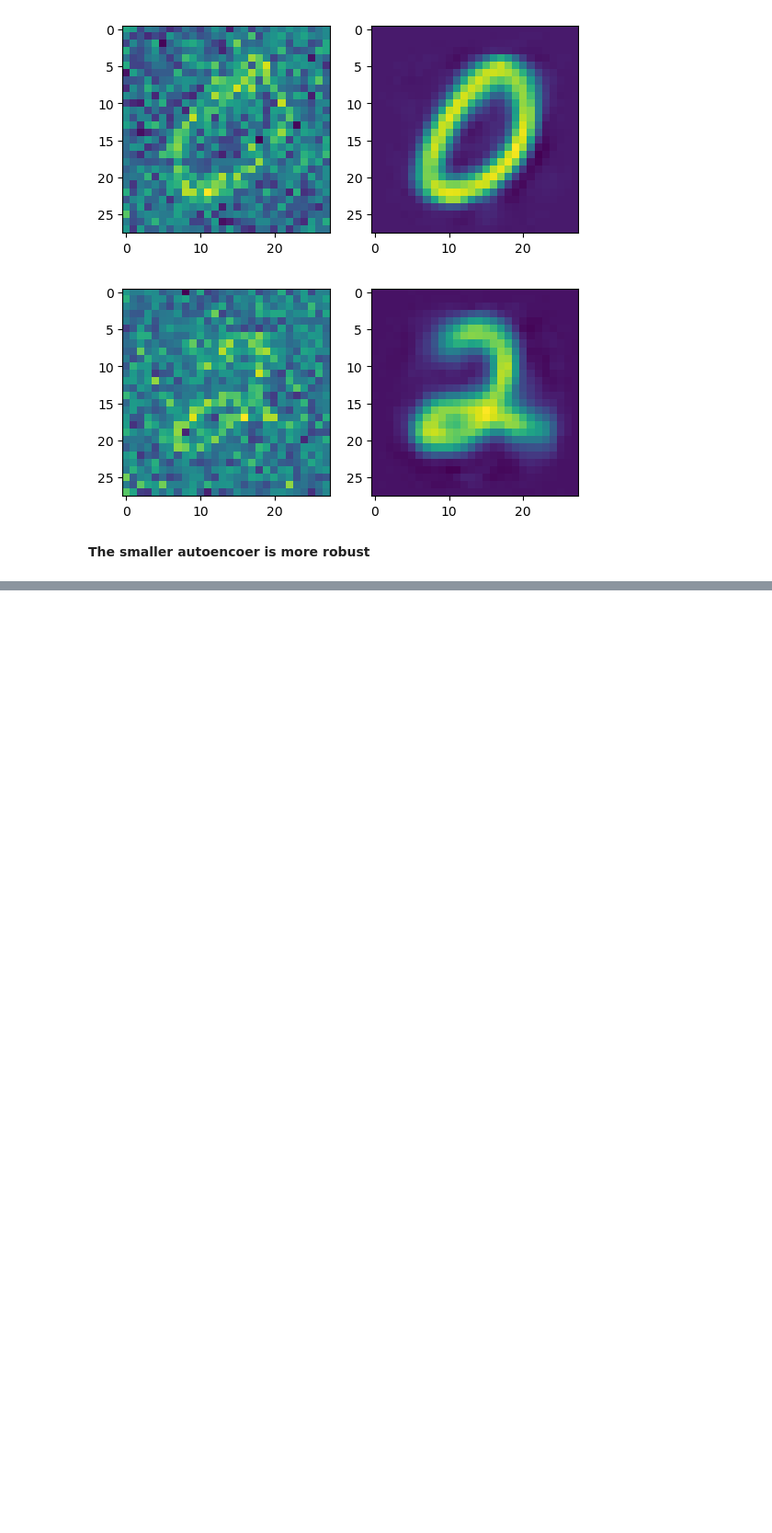
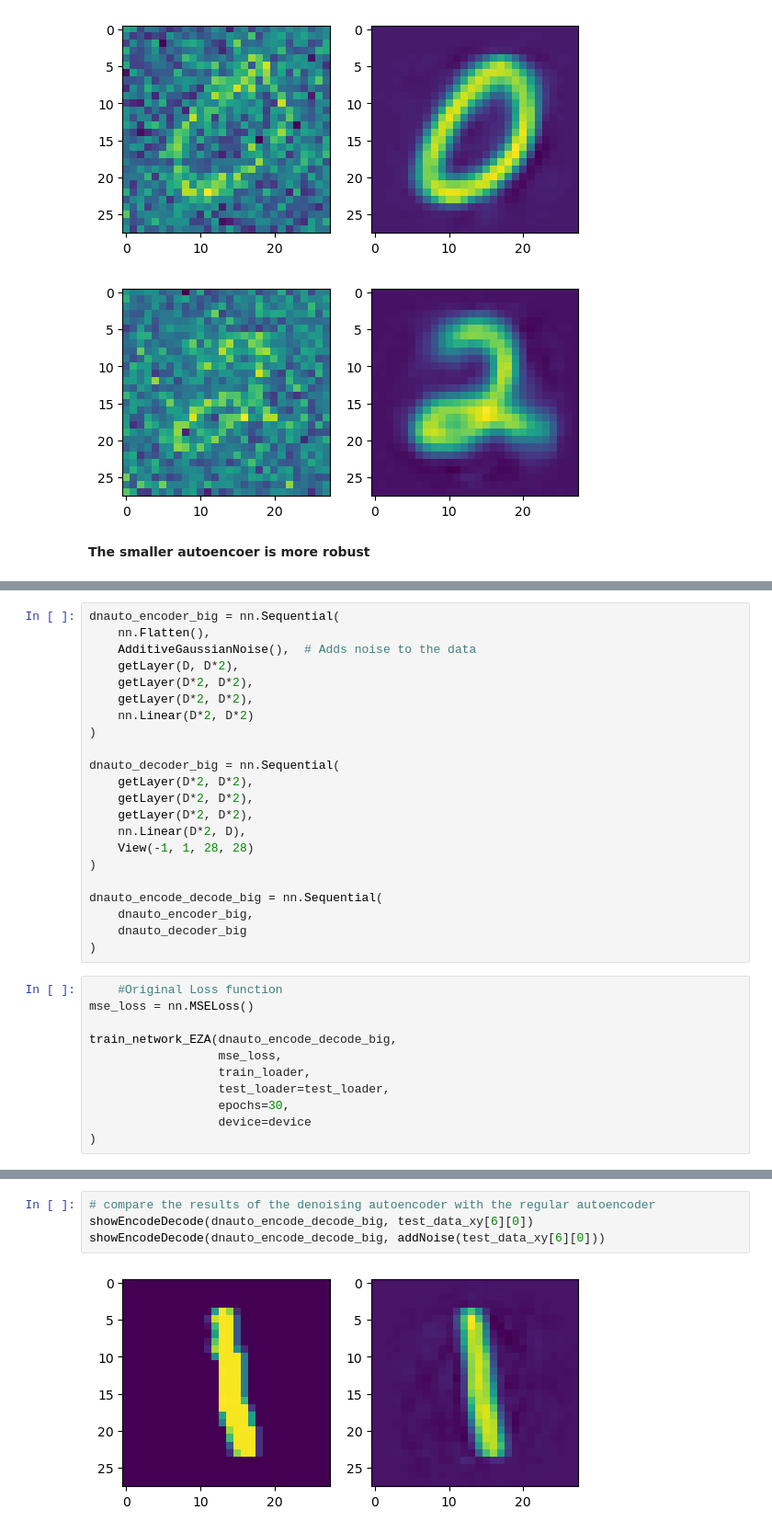
Before and after one commit to Efrazar/Bio-AI-foundations, a Jupyter notebook: Inside_Deep_Learning/07_Autoencoding_&_Self-supervision.ipynb, the cells around one changed output, grey strips where cells are left out. Shown at 92% size. Saved outputs shown, nothing was run; the diff lists cells and outputs as text; blank space fills up the shorter version.

Commit message:
Testing denoising autonencoders and dropout

```diff
--- a/Inside_Deep_Learning/07_Autoencoding_&_Self-supervision.ipynb
+++ b/Inside_Deep_Learning/07_Autoencoding_&_Self-supervision.ipynb
@@ -510,0 +523,33 @@ showEncodeDecode(auto_encode_decode, addNoise(test_data_xy[5][0]))
+# %%
+dnauto_encoder_big = nn.Sequential(
+    nn.Flatten(),
+    AdditiveGaussianNoise(),  # Adds noise to the data
+    getLayer(D, D*2),
+    getLayer(D*2, D*2),
+    getLayer(D*2, D*2),
+    nn.Linear(D*2, D*2)
+)
+
+dnauto_decoder_big = nn.Sequential(
+    getLayer(D*2, D*2),
+    getLayer(D*2, D*2),
+    getLayer(D*2, D*2),
+    nn.Linear(D*2, D),
+    View(-1, 1, 28, 28)
+)
+
+dnauto_encode_decode_big = nn.Sequential(
+    dnauto_encoder_big,
+    dnauto_decoder_big
+)
+# %%
+    #Original Loss function
+mse_loss = nn.MSELoss()
+
+train_network_EZA(dnauto_encode_decode_big,
+                  mse_loss,
+                  train_loader,
+                  test_loader=test_loader,
+                  epochs=30,
+                  device=device
+)
@@ -510,0 +574,6 @@ showEncodeDecode(auto_encode_decode, addNoise(test_data_xy[5][0]))
+# %%
+# compare the results of the denoising autoencoder with the regular autoencoder
+showEncodeDecode(dnauto_encode_decode_big, test_data_xy[6][0])
+showEncodeDecode(dnauto_encode_decode_big, addNoise(test_data_xy[6][0]))
+# %% [output]
+[figure, added]
```
Also changed, not shown: parts of 9 cells of this notebook.
